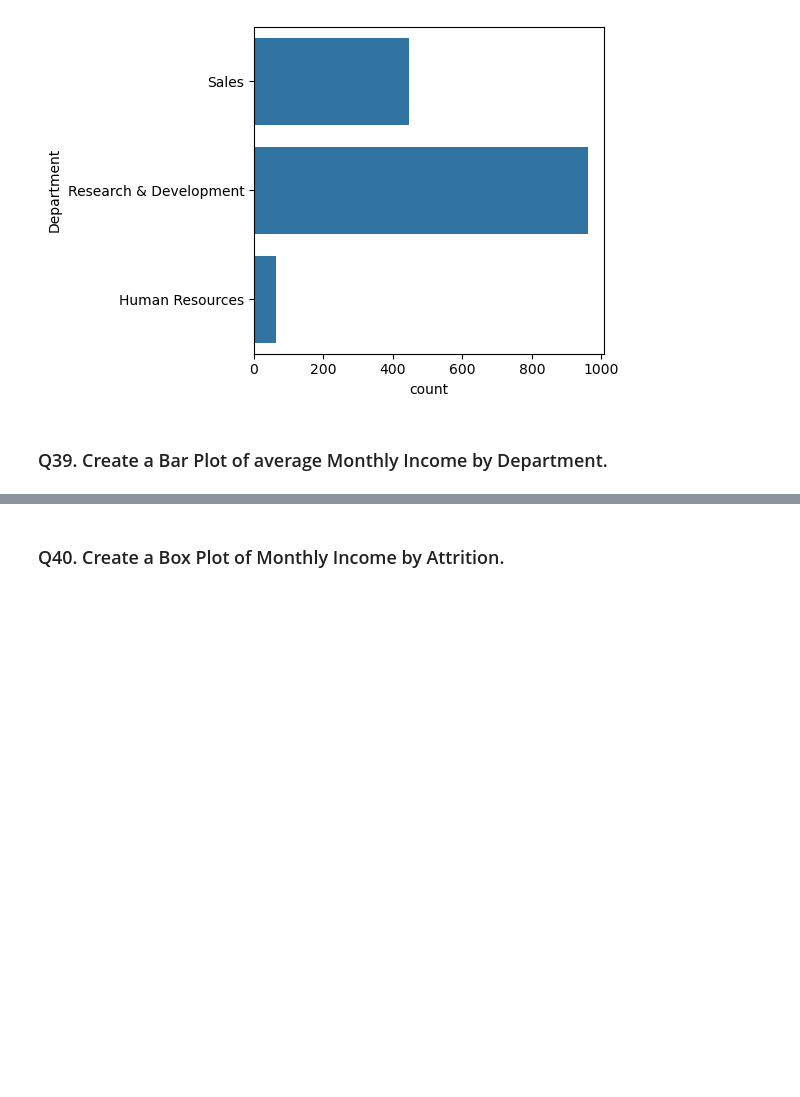
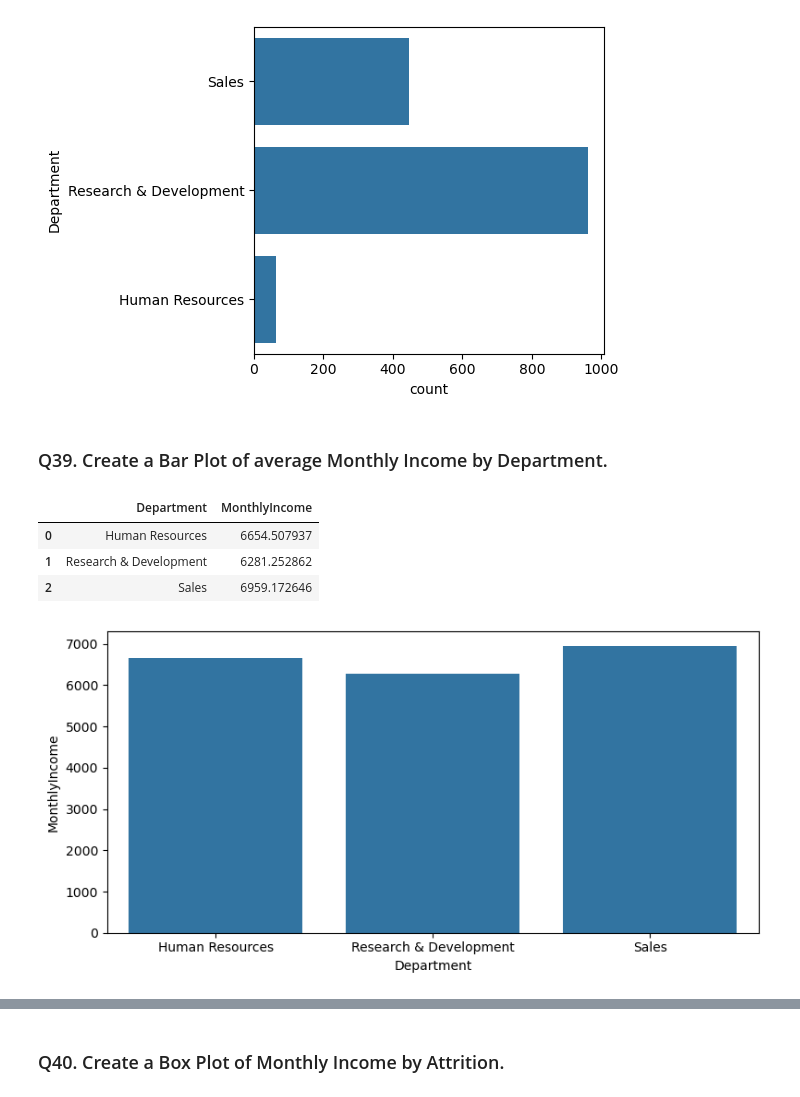
Before and after one commit to suyogy1-bot/Matplotlib_Seaborn, a Jupyter notebook: HR_Attrition_Assignment_Blank.ipynb, the cells around one changed output, grey strips where cells are left out. Cells and saved outputs as stored; diff of their text form; code cells hidden in the pictures; blank space fills up the shorter version.

```diff
--- a/HR_Attrition_Assignment_Blank.ipynb
+++ b/HR_Attrition_Assignment_Blank.ipynb
@@ -507,3 +507,20 @@ plt.show()
 [figure]
 # %% [markdown]
 ### Q39. Create a Bar Plot of average Monthly Income by Department.
+# %%
+avg_monthly_income_by_dept = df.groupby('Department')['MonthlyIncome'].mean()
+# %%
+avg_monthly_income_by_dept.reset_index()
+# %% [output]
+|  | Department | MonthlyIncome |
+| 0 | Human Resources | 6654.507937 |
+| 1 | Research & Development | 6281.252862 |
+| 2 | Sales | 6959.172646 |
+# %%
+plt.figure(figsize=(8,4))
+sns.barplot(data=avg_monthly_income_by_dept)
+# plt.xticks(rotation=15)
+plt.tight_layout()
+plt.show()
+# %% [output]
+[figure, added]
```
Also changed, not shown: parts of 10 cells of this notebook.
